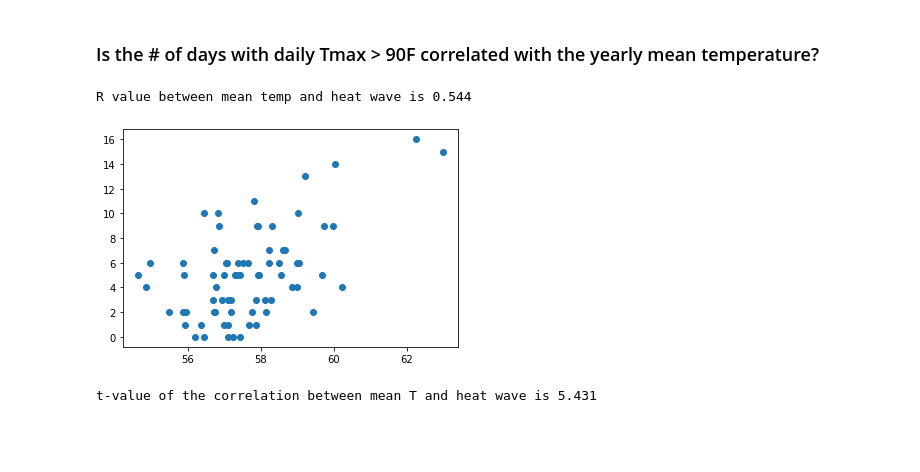
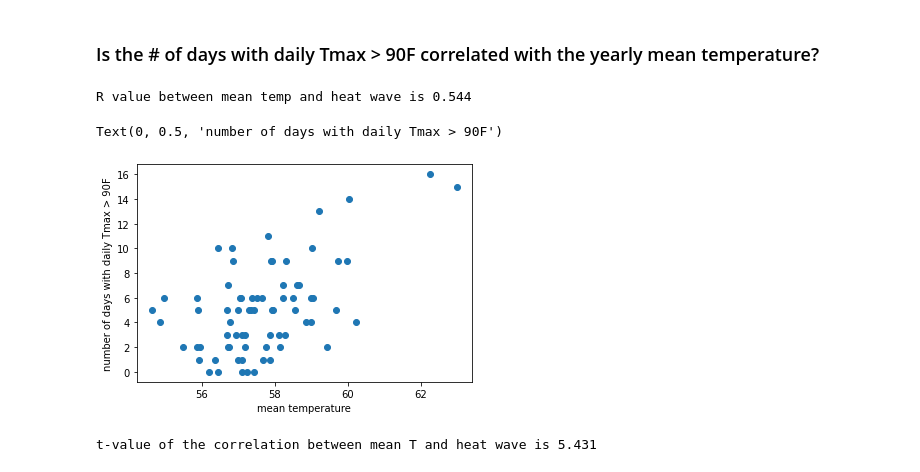
Before and after one commit to eas2655-taka/matlab_scripts, a Jupyter notebook: F2020/week6_exercise.ipynb, the cells around one changed output. Drawn from its saved outputs; the diff is of its cells as text; code cells hidden in the pictures; blank space fills up the shorter version.

```diff
--- a/F2020/week6_exercise.ipynb
+++ b/F2020/week6_exercise.ipynb
@@ -75,11 +75,14 @@ plt.ylabel('number of days with daily Tmax > 90F');
 # %%
 # is the heat wave related to yearly mean temperature?
 plt.plot(Tmean,Ndays90,'o');
 R=np.corrcoef(Tmean,Ndays90)
 print('R value between mean temp and heat wave is '+str(round(R[0,1],3)))
+plt.xlabel('mean temperature')
+plt.ylabel('number of days with daily Tmax > 90F')
 # %% [output]
 R value between mean temp and heat wave is 0.544
+Text(0, 0.5, 'number of days with daily Tmax > 90F')
-[figure, old version]
+[figure, new version]
 # %%
 # use t-test
 tval = R[0,1]*np.sqrt((N-2)/(1-R[0,1]**2))
```
Also changed, not shown: parts of 3 cells of this notebook, 1 other file.
